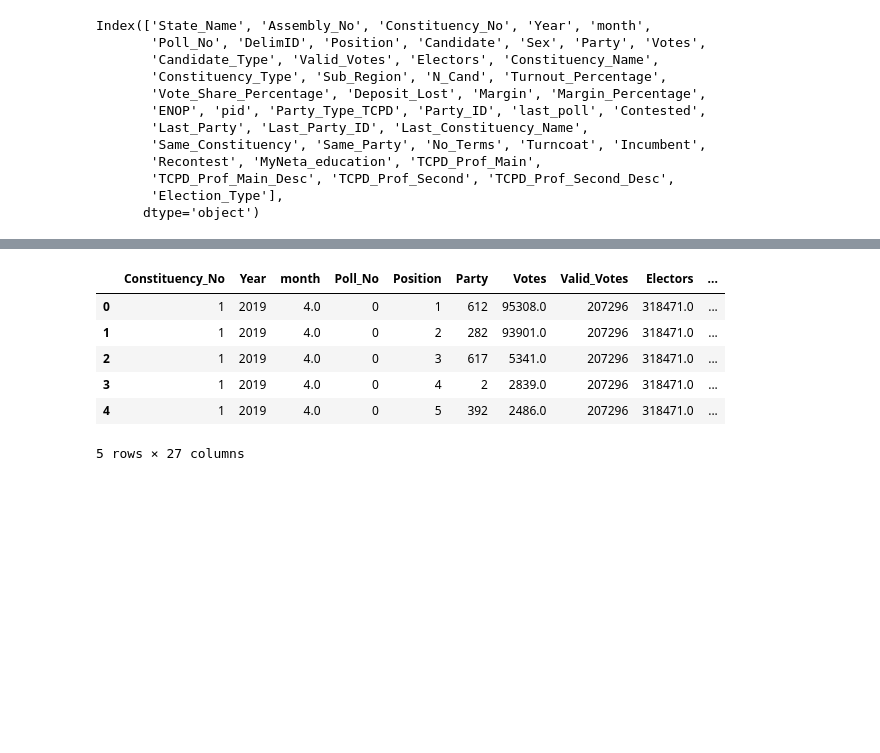
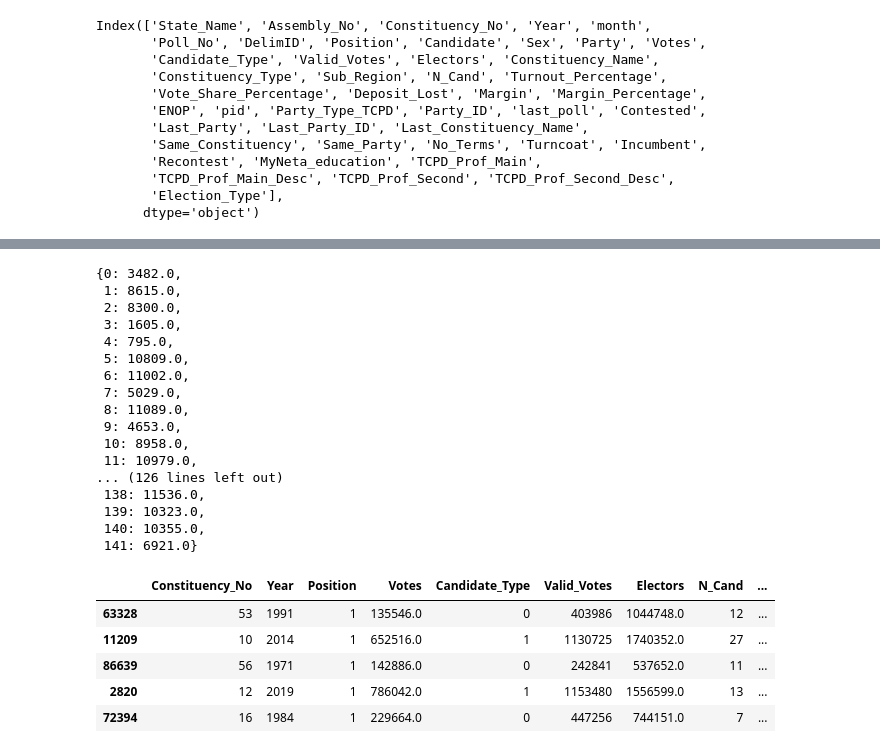
Before and after one commit to YUG-DEDHIA/Precog---Elections-2024-Recruitment-Task, a Jupyter notebook: Elections/preprocessing.ipynb, the cells around one changed output, grey strips where cells are left out. Saved outputs shown, nothing was run; the diff lists cells and outputs as text; code cells hidden in the pictures; blank space fills up the shorter version.

```diff
--- a/Elections/preprocessing.ipynb
+++ b/Elections/preprocessing.ipynb
@@ -71,5 +62,8 @@ print(df['Candidate_Type'])
 Name: Candidate_Type, Length: 91669, dtype: object
 # %%
 df['Candidate_Type'].unique()
-df['Party'].unique()
-df['Year'].unique()
+df['Candidate_Type'].replace(['GEN','general','GENERAL','Gen'], int(1), inplace=True)
+df['Candidate_Type'].replace(['ST','st'], int(2), inplace=True)
+df['Candidate_Type'].replace(['SC','sc'], int(3), inplace=True)
+df['Candidate_Type'].fillna(int(0), inplace=True)
+df['Candidate_Type']=df['Candidate_Type'].astype(int)
@@ -151,8 +139,13 @@ Index(['State_Name', 'Assembly_No', 'Constituency_No', 'Year', 'month',
       dtype='object')
 # %%
 df3=df.drop(columns=['Assembly_No','DelimID','Candidate','Sub_Region','Last_Party','Last_Party_ID', 'Last_Constituency_Name',
-       'Same_Constituency', 'Same_Party', 'No_Terms', 'Turncoat', 'Incumbent', 'Election_Type','State_Name','Sex','Candidate_Type','Constituency_Name','Constituency_Type'])
+       'Same_Constituency', 'Same_Party', 'No_Terms', 'Turncoat', 'Incumbent', 'Election_Type','State_Name','Sex','Constituency_Name','Constituency_Type','Deposit_Lost','pid','Party','Party_Type_TCPD','MyNeta_education','TCPD_Prof_Main',
+       'TCPD_Prof_Main_Desc', 'TCPD_Prof_Second', 'TCPD_Prof_Second_Desc','month','Poll_No',
+       'Election_Type'])
 # %%
+
+df3=df3.dropna()
+df3=df3.drop_duplicates()
 df3.info()
 # %% [output]
 <class 'pandas.core.frame.DataFrame'>
@@ -175,10 +168,46 @@ memory usage: 18.3+ MB
 # %%
-df3.head()
+
+df3_position1=df3.loc[(df3['Position']==1)]
+df3_position2=df3.loc[(df3['Position']==2)]
+df3_position3=df3.loc[(df3['Position']==3)]
+df3_position1.to_csv('df3_position1.csv',index=False)
+df3_position1['Party_ID'].unique()
+mapping_idx_partyid = {i:party_id for i, party_id in enumerate(df3_position1['Party_ID'].unique()) }
+mapping_partyid_idx = {party_id:i for i, party_id in enumerate(df3_position1['Party_ID'].unique())}
+labels = [mapping_partyid_idx[row['Party_ID']] for index, row in df3_position1.iterrows()]
+
+attr = df3_position1.drop(['Party_ID'],axis=1)
+mapping_idx_partyid
+# mapping
 # %% [output]
-|  | Constituency_No | Year | month | Poll_No | Position | Party | Votes | Valid_Votes | Electors | ... |
-| 0 | 1 | 2019 | 4.0 | 0 | 1 | 612 | 95308.0 | 207296 | 318471.0 | ... |
-| 1 | 1 | 2019 | 4.0 | 0 | 2 | 282 | 93901.0 | 207296 | 318471.0 | ... |
-| 2 | 1 | 2019 | 4.0 | 0 | 3 | 617 | 5341.0 | 207296 | 318471.0 | ... |
-| 3 | 1 | 2019 | 4.0 | 0 | 4 | 2 | 2839.0 | 207296 | 318471.0 | ... |
-| 4 | 1 | 2019 | 4.0 | 0 | 5 | 392 | 2486.0 | 207296 | 318471.0 | ... |
-5 rows × 27 columns
+{0: 3482.0,
+ 1: 8615.0,
+ 2: 8300.0,
+ 3: 1605.0,
+ 4: 795.0,
+ 5: 10809.0,
+ 6: 11002.0,
+ 7: 5029.0,
+ 8: 11089.0,
+ 9: 4653.0,
+ 10: 8958.0,
+ 11: 10979.0,
+... (126 lines left out)
+ 138: 11536.0,
+ 139: 10323.0,
+ 140: 10355.0,
+ 141: 6921.0}
+# %%
+# Split for position 1
+
+from sklearn.model_selection import train_test_split
+trainX,testX= train_test_split(df3_position1,test_size=0.1,random_state=0)
+trainY,testY= train_test_split(labels,test_size=0.1,random_state=0)
+trainX.head()
+# %% [output]
+|  | Constituency_No | Year | Position | Votes | Candidate_Type | Valid_Votes | Electors | N_Cand | ... |
+| 63328 | 53 | 1991 | 1 | 135546.0 | 0 | 403986 | 1044748.0 | 12 | ... |
+| 11209 | 10 | 2014 | 1 | 652516.0 | 1 | 1130725 | 1740352.0 | 27 | ... |
+| 86639 | 56 | 1971 | 1 | 142886.0 | 0 | 242841 | 537652.0 | 11 | ... |
+| 2820 | 12 | 2019 | 1 | 786042.0 | 1 | 1153480 | 1556599.0 | 13 | ... |
+| 72394 | 16 | 1984 | 1 | 229664.0 | 0 | 447256 | 744151.0 | 7 | ... |
```
Also changed, not shown: parts of 17 cells of this notebook, 2 other files.
